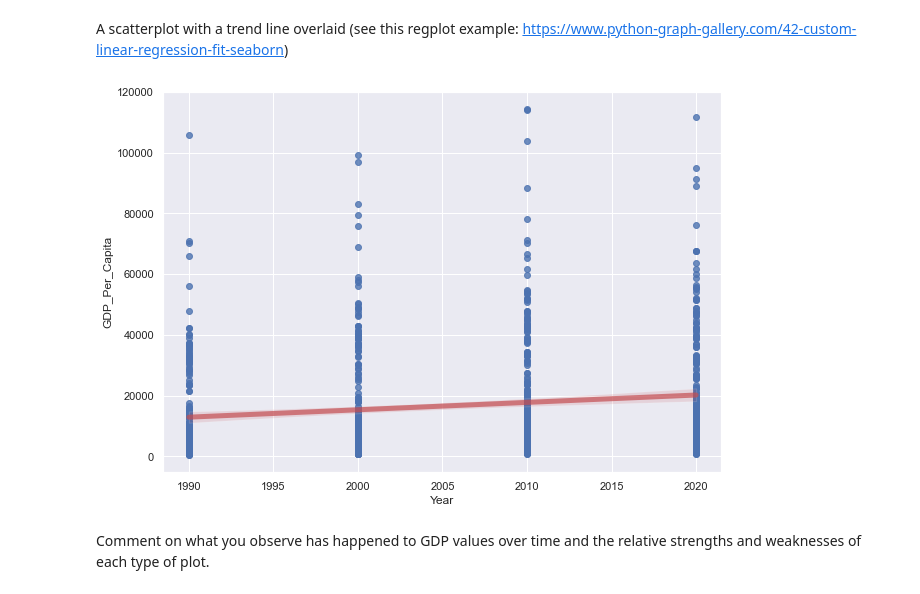
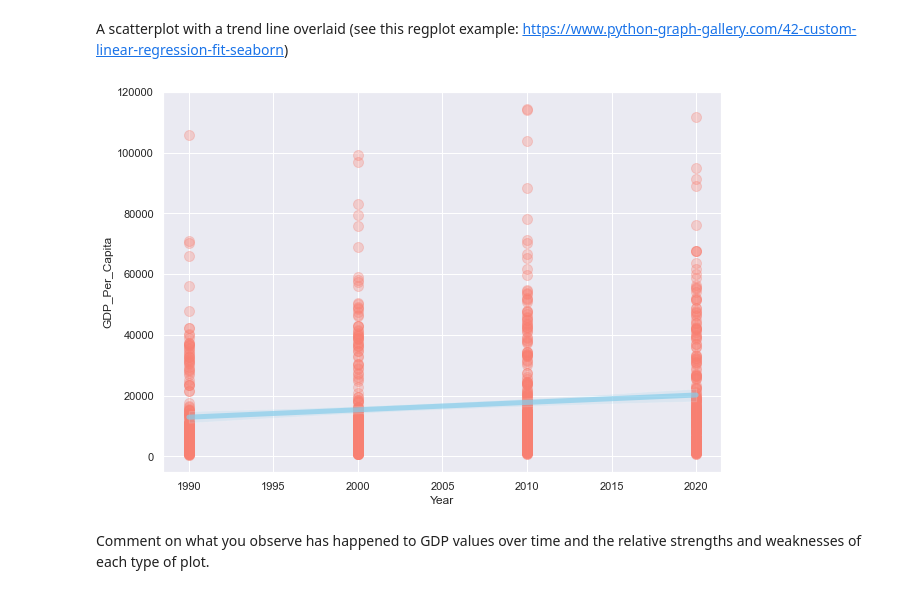
Before and after one commit to NSS-Data-Analytics-Cohort-10/gdp-and-internet-usage-t-white-21, a Jupyter notebook: notebook/un_project.ipynb, the cells around one changed output. Saved outputs shown, nothing was run; the diff lists cells and outputs as text; code cells hidden in the pictures.

```diff
--- a/notebook/un_project.ipynb
+++ b/notebook/un_project.ipynb
@@ -250,17 +250,12 @@ plt.show()
 # %% [markdown]
 A scatterplot with a trend line overlaid (see this regplot example: https://www.python-graph-gallery.com/42-custom-linear-regression-fit-seaborn)
 # %%
-import seaborn as sns
-import matplotlib.pyplot as plt
-#df = sns.load_dataset('iris')
-
 plt.figure(figsize=(10, 7))
 
-# plot
-sns.regplot(x=gdp_decades['Year'], y=gdp_decades['GDP_Per_Capita'], line_kws={"color":"r","alpha":0.7,"lw":5})
+sns.regplot(x=gdp_decades['Year'], y=gdp_decades['GDP_Per_Capita'], scatter_kws={"color":"salmon","alpha":0.3,"s":100}, line_kws={"color":"skyblue","alpha":0.7,"lw":5})
 plt.show()
 # %% [output]
-[figure, old version]
+[figure, new version]
 # %% [markdown]
 Comment on what you observe has happened to GDP values over time and the relative strengths and weaknesses of each type of plot.
 # %% [markdown]
```
Also changed, not shown: parts of 11 cells of this notebook.
